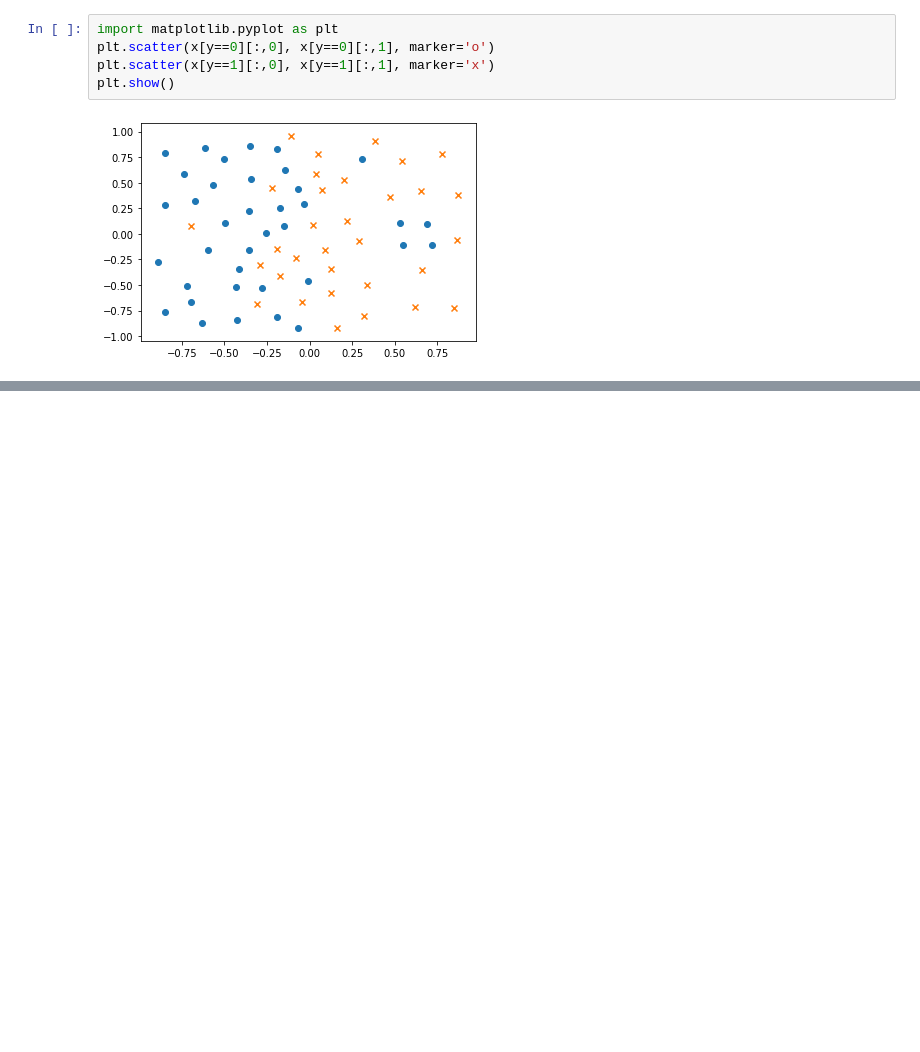
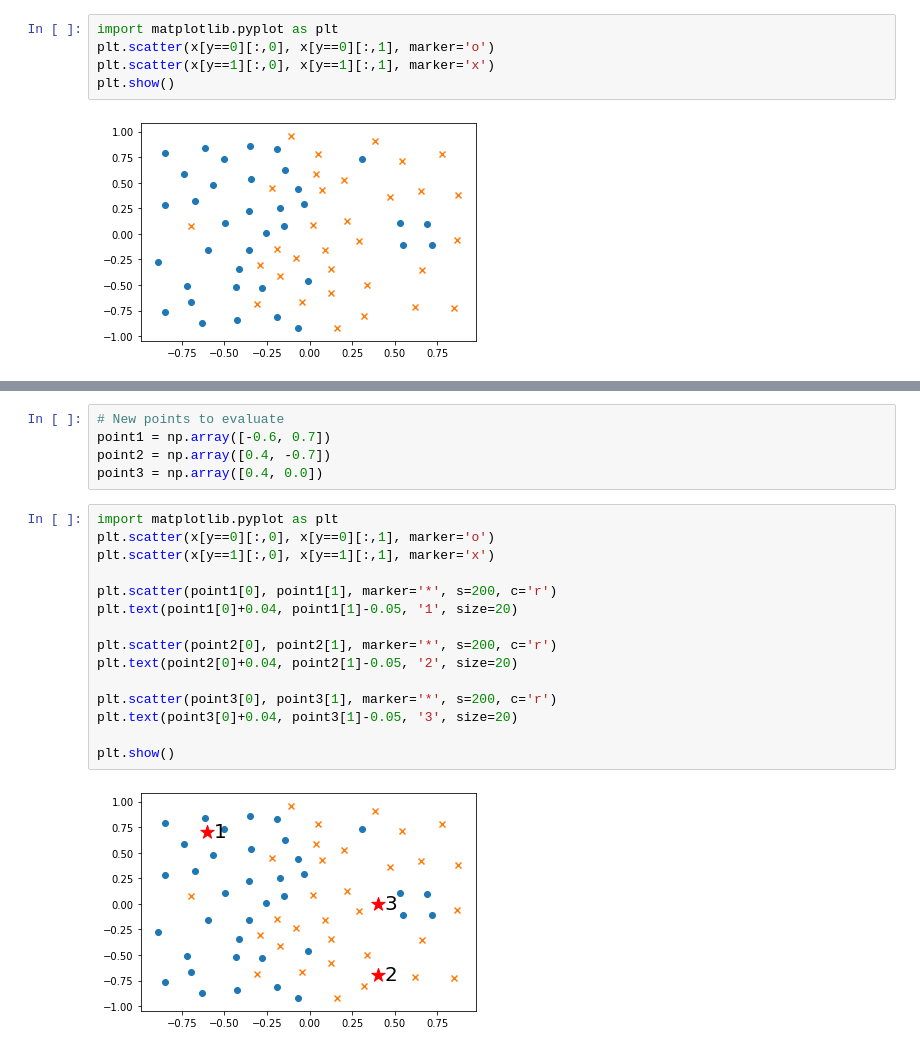
Before and after one commit to LecJackS/CS229-ML-Andrew-Ng, a Jupyter notebook: Problem Set #1.ipynb, the cells around one changed output, grey strips where cells are left out. Drawn from its saved outputs; the diff is of its cells as text; blank space fills up the shorter version.

```diff
--- a/Problem Set #1.ipynb
+++ b/Problem Set #1.ipynb
@@ -348,0 +419,22 @@ plt.show()
+# %%
+# New points to evaluate
+point1 = np.array([-0.6, 0.7])
+point2 = np.array([0.4, -0.7])
+point3 = np.array([0.4, 0.0])
+# %%
+import matplotlib.pyplot as plt
+plt.scatter(x[y==0][:,0], x[y==0][:,1], marker='o')
+plt.scatter(x[y==1][:,0], x[y==1][:,1], marker='x')
+
+plt.scatter(point1[0], point1[1], marker='*', s=200, c='r')
+plt.text(point1[0]+0.04, point1[1]-0.05, '1', size=20)
+
+plt.scatter(point2[0], point2[1], marker='*', s=200, c='r')
+plt.text(point2[0]+0.04, point2[1]-0.05, '2', size=20)
+
+plt.scatter(point3[0], point3[1], marker='*', s=200, c='r')
+plt.text(point3[0]+0.04, point3[1]-0.05, '3', size=20)
+
+plt.show()
+# %% [output]
+[figure, added]
```
Also changed, not shown: parts of 36 cells of this notebook.
